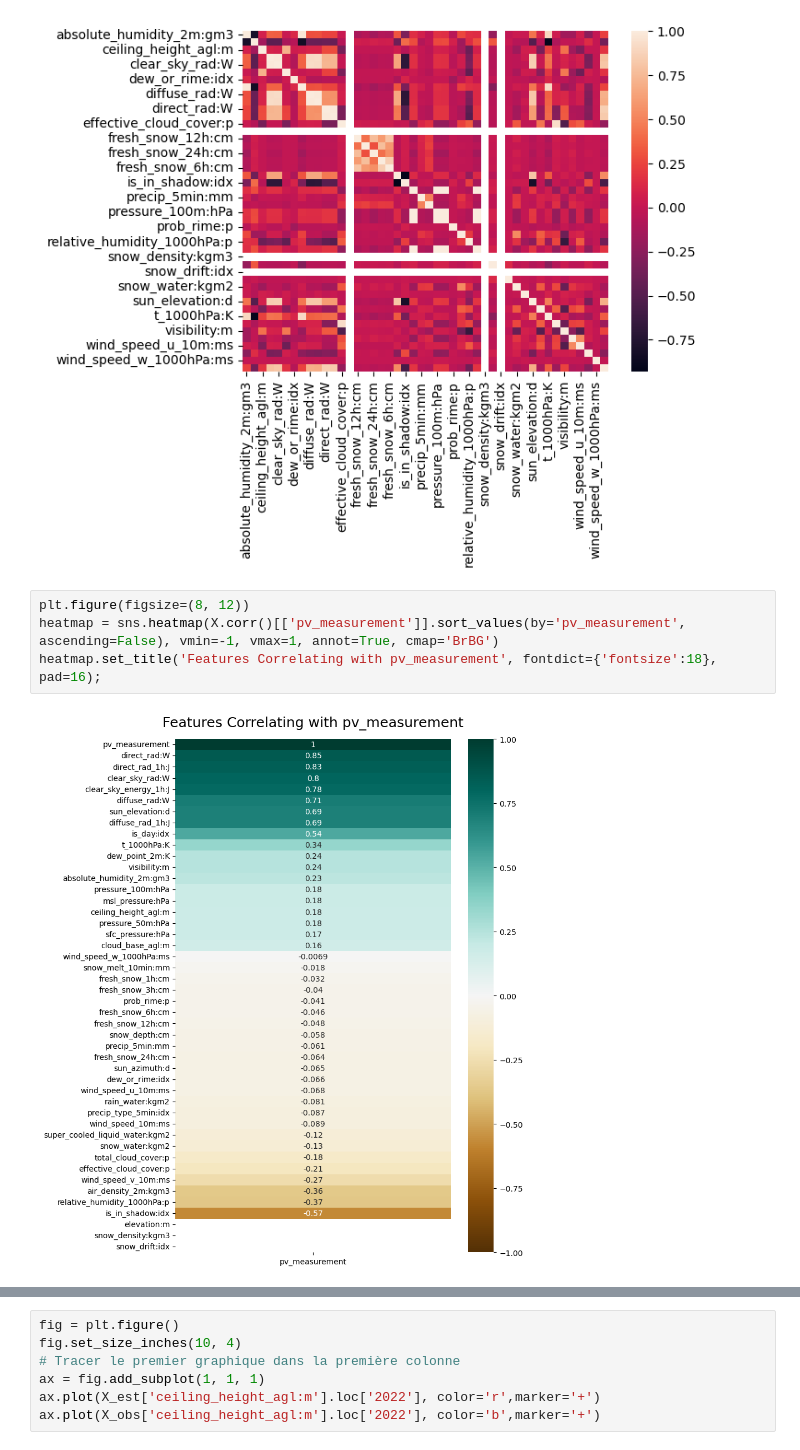
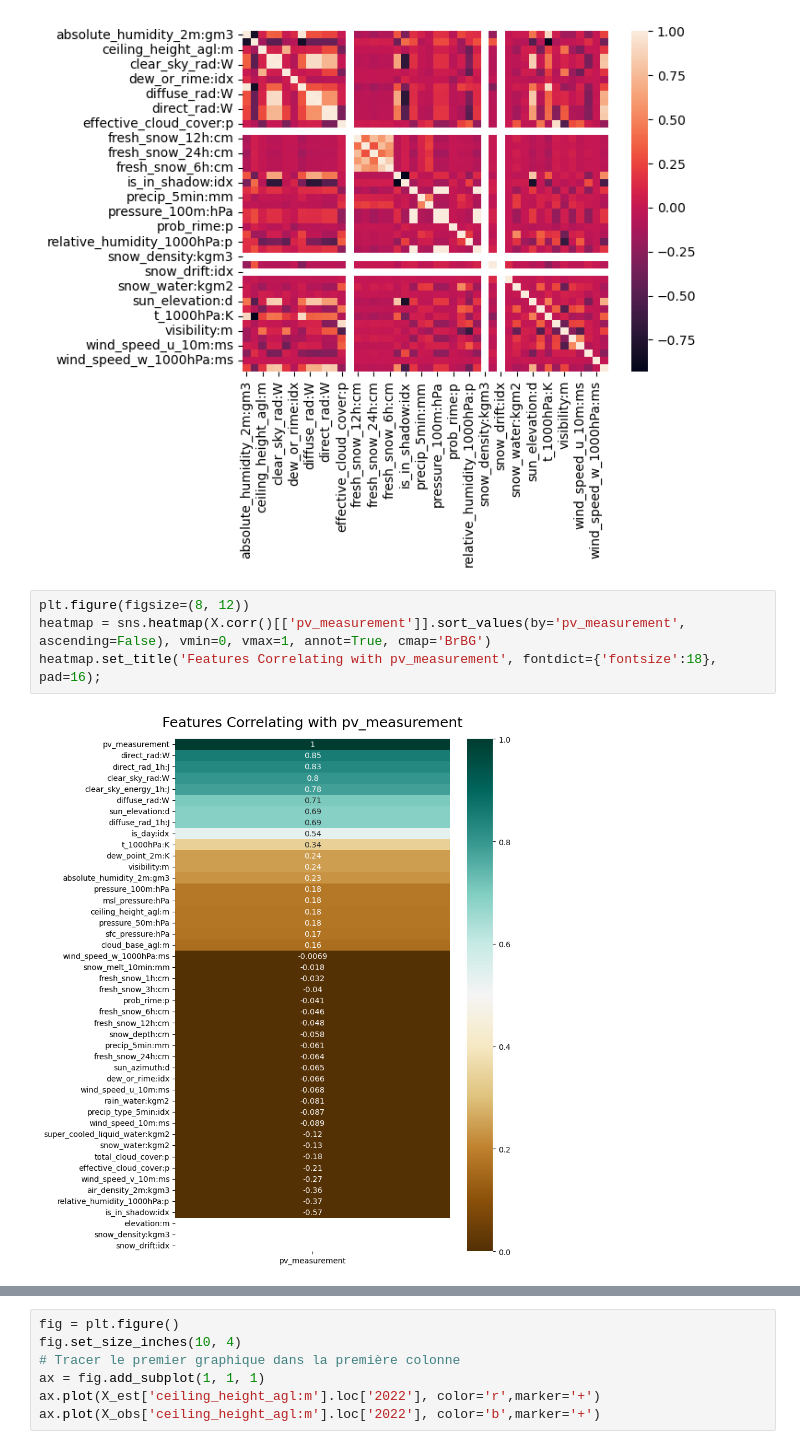
Before and after one commit to soricm/Time-Series-Forecasting-Solar-Energy-Production, a Jupyter notebook: marijan/marijan.ipynb, the cells around one changed output, grey strips where cells are left out. Saved outputs shown, nothing was run; the diff lists cells and outputs as text.

```diff
--- a/marijan/marijan.ipynb
+++ b/marijan/marijan.ipynb
@@ -202,7 +387,7 @@ sns.heatmap(X.corr())
 [figure]
 # %%
 plt.figure(figsize=(8, 12))
-heatmap = sns.heatmap(X.corr()[['pv_measurement']].sort_values(by='pv_measurement', ascending=False), vmin=-1, vmax=1, annot=True, cmap='BrBG')
+heatmap = sns.heatmap(X.corr()[['pv_measurement']].sort_values(by='pv_measurement', ascending=False), vmin=0, vmax=1, annot=True, cmap='BrBG')
 heatmap.set_title('Features Correlating with pv_measurement', fontdict={'fontsize':18}, pad=16);
 # %% [output]
-[figure, old version]
+[figure, new version]
```
Also changed, not shown: parts of 39 cells of this notebook, 7 other files.
